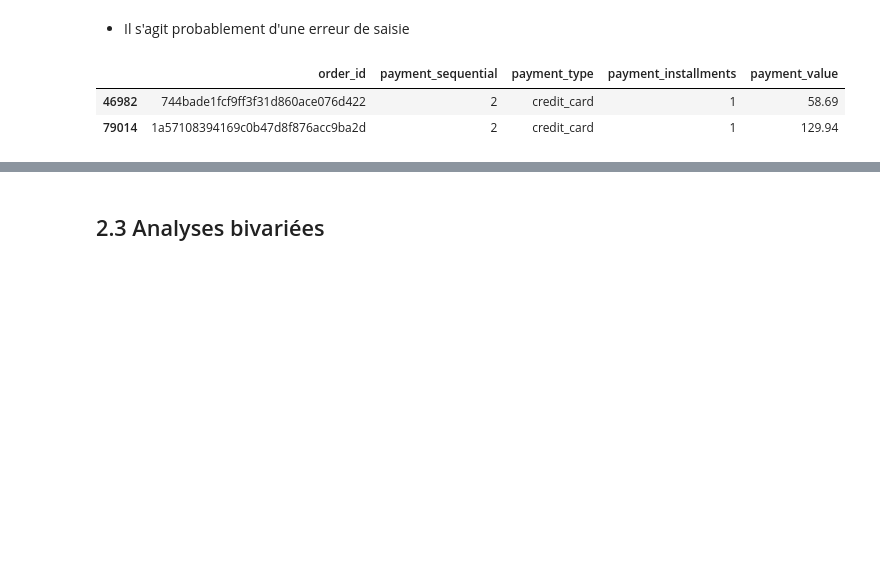
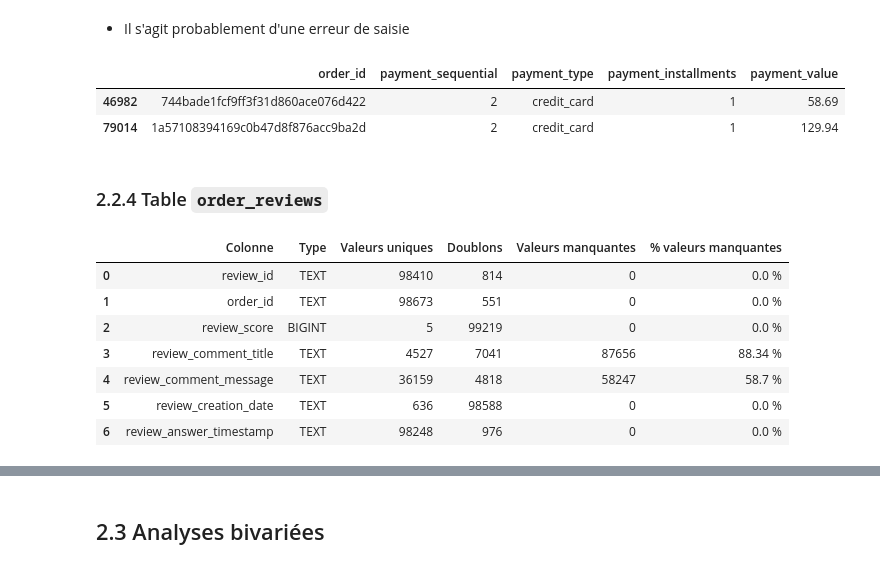
Before and after one commit to Christophe-Aballea/OC_projet5_Segmentez_des_clients_d_un_site_ecommerce, a Jupyter notebook: P05_Notebook2_EDA_FE.ipynb, the cells around one changed output, grey strips where cells are left out. Saved outputs shown, nothing was run; the diff lists cells and outputs as text; code cells hidden in the pictures; blank space fills up the shorter version.

```diff
--- a/P05_Notebook2_EDA_FE.ipynb
+++ b/P05_Notebook2_EDA_FE.ipynb
@@ -1184,3 +1184,5 @@ display(df_order_pymts.loc[no_payment_installments_mask])
 |  | order_id | payment_sequential | payment_type | payment_installments | payment_value |
 | 46982 | 744bade1fcf9ff3f31d860ace076d422 | 2 | credit_card | 1 | 58.69 |
 | 79014 | 1a57108394169c0b47d8f876acc9ba2d | 2 | credit_card | 1 | 129.94 |
+# %% [markdown]
+### 2.2.4 Table `order_reviews`
@@ -1186,0 +1192,12 @@ display(df_order_pymts.loc[no_payment_installments_mask])
+# %%
+# Description des champs de la table
+display(describe_table('order_reviews'))
+# %% [output]
+|  | Colonne | Type | Valeurs uniques | Doublons | Valeurs manquantes | % valeurs manquantes |
+| 0 | review_id | TEXT | 98410 | 814 | 0 | 0.0 % |
+| 1 | order_id | TEXT | 98673 | 551 | 0 | 0.0 % |
+| 2 | review_score | BIGINT | 5 | 99219 | 0 | 0.0 % |
+| 3 | review_comment_title | TEXT | 4527 | 7041 | 87656 | 88.34 % |
+| 4 | review_comment_message | TEXT | 36159 | 4818 | 58247 | 58.7 % |
+| 5 | review_creation_date | TEXT | 636 | 98588 | 0 | 0.0 % |
+| 6 | review_answer_timestamp | TEXT | 98248 | 976 | 0 | 0.0 % |
```
Also changed, not shown: parts of 16 cells of this notebook, 1 other file.
